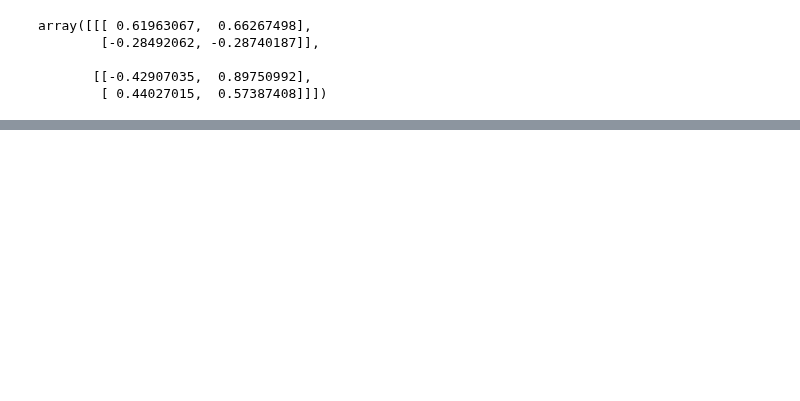
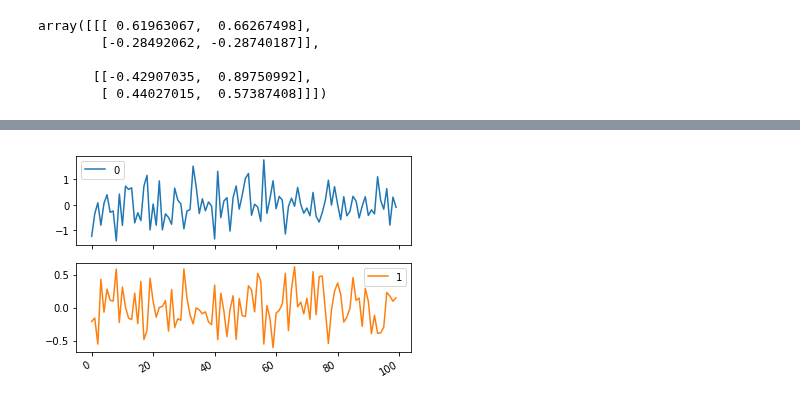
Before and after one commit to NowanIlfideme/masters_switching_models, a Jupyter notebook: notebooks/metric_testing.ipynb, the cells around one changed output, grey strips where cells are left out. Cells and saved outputs as stored; diff of their text form; code cells hidden in the pictures; blank space fills up the shorter version.

```diff
--- a/notebooks/metric_testing.ipynb
+++ b/notebooks/metric_testing.ipynb
@@ -89,0 +165,3 @@ for i in range(2):
+# %%
+ssm = sm.tsa.VARMAX(y, order=(2, 0), trend='c', )
+ssmr = ssm.fit(maxiter=200)
@@ -89,0 +285,18 @@ for i in range(2):
+# %%
+def fit_mdl(
+    y, x=None, ar_order=0, trend='c', maxiter=200,
+):
+    with warnings.catch_warnings():
+        warnings.simplefilter('ignore')
+        ssm = sm.tsa.VARMAX(y, x, order=(ar_order, 0), trend=trend, )
+        res = ssm.fit(maxiter=200)
+
+    res.all_coeffs = pd.DataFrame({
+        'coeff': res.params,
+        'z_stat': res.zvalues,
+        'p_value': res.pvalues,
+    })
+
+    return res
+# %%
+t1 = fit_mdl(y, ar_order=2)
@@ -89,0 +330,4 @@ for i in range(2):
+# %%
+t1.resid.plot(subplots=True);
+# %% [output]
+[figure, added]
```
Also changed, not shown: parts of 31 cells of this notebook.
